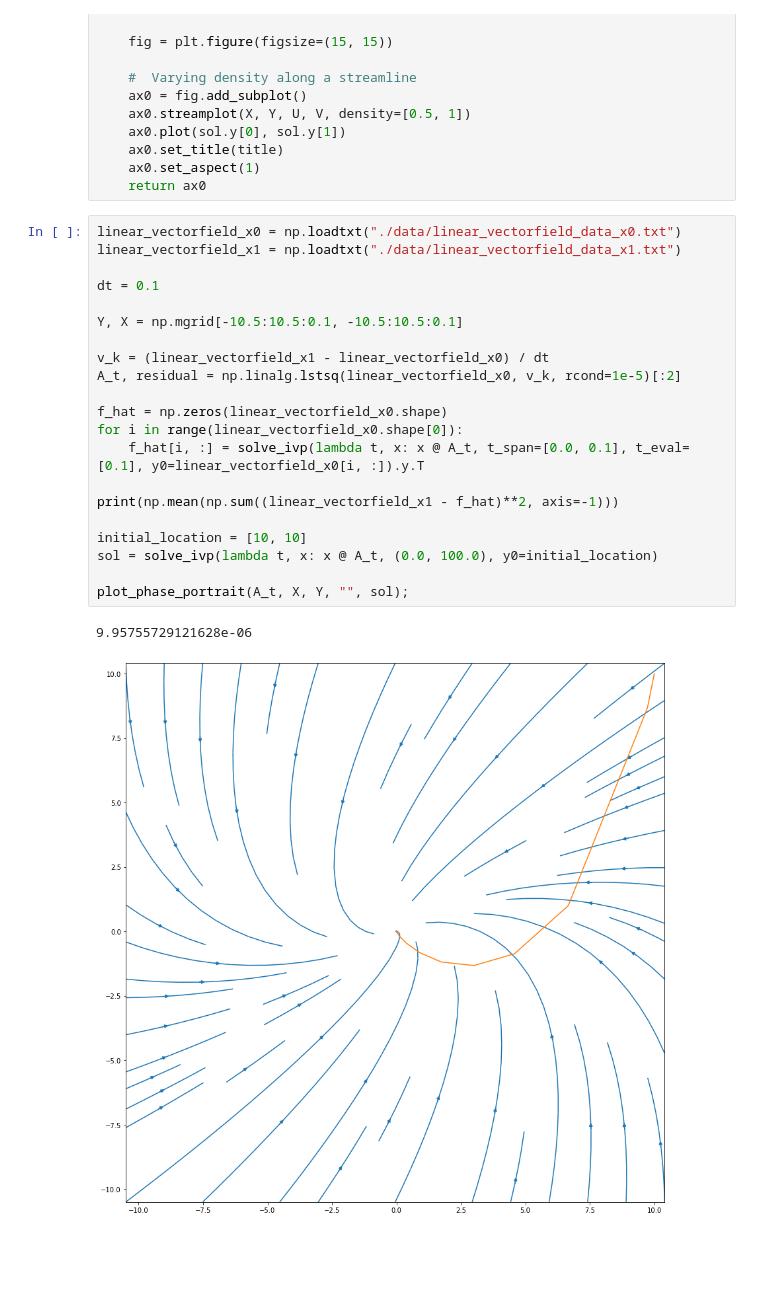
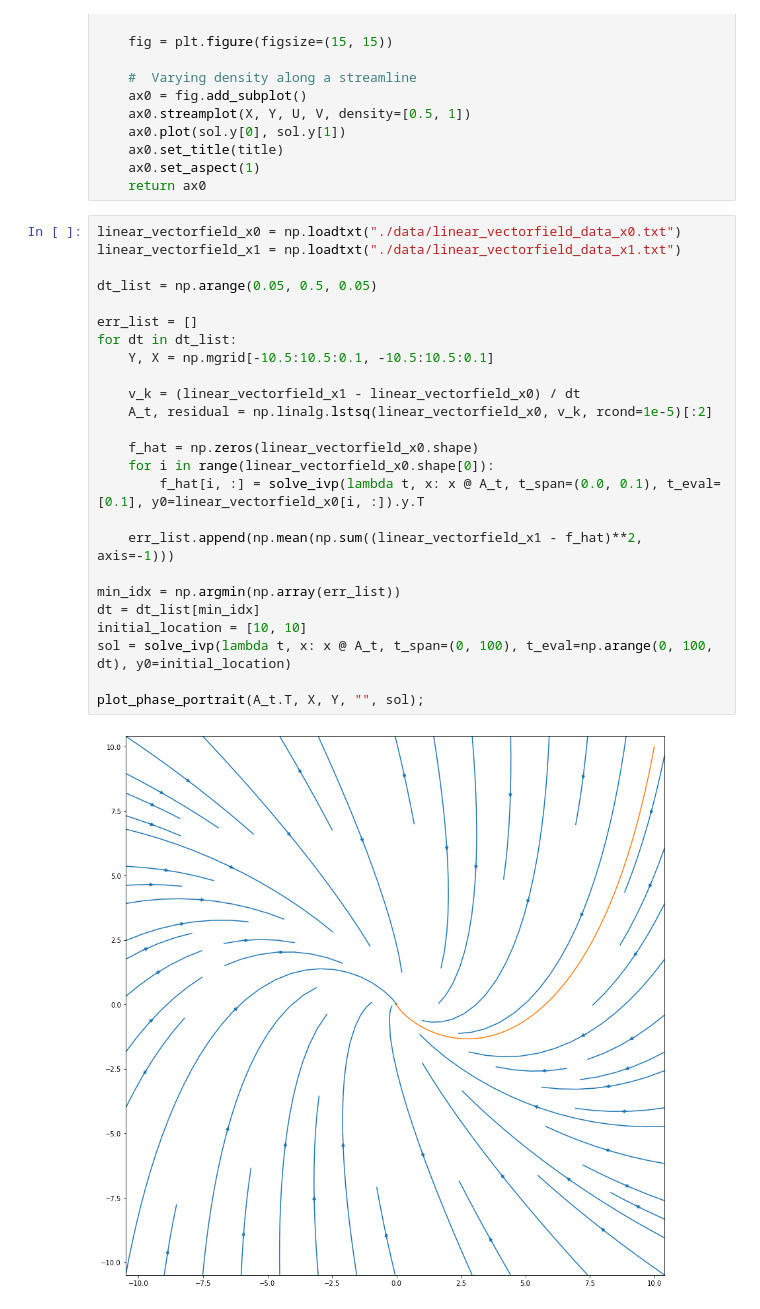
Before and after one commit to mlcms-SS22-Group-A/mlcms-SS22-Group-A, a Jupyter notebook: task_2.ipynb, the cells around one changed output. Cells and saved outputs as stored; diff of their text form; blank space fills up the shorter version.

```diff
--- a/task_2.ipynb
+++ b/task_2.ipynb
@@ -32,24 +32,27 @@ def plot_phase_portrait(A, X, Y, title, sol):
 # %%
 linear_vectorfield_x0 = np.loadtxt("./data/linear_vectorfield_data_x0.txt")
 linear_vectorfield_x1 = np.loadtxt("./data/linear_vectorfield_data_x1.txt")
 
-dt = 0.1
+dt_list = np.arange(0.05, 0.5, 0.05)
 
-Y, X = np.mgrid[-10.5:10.5:0.1, -10.5:10.5:0.1]
+err_list = []
+for dt in dt_list:
+    Y, X = np.mgrid[-10.5:10.5:0.1, -10.5:10.5:0.1]
 
-v_k = (linear_vectorfield_x1 - linear_vectorfield_x0) / dt
-A_t, residual = np.linalg.lstsq(linear_vectorfield_x0, v_k, rcond=1e-5)[:2]
+    v_k = (linear_vectorfield_x1 - linear_vectorfield_x0) / dt
+    A_t, residual = np.linalg.lstsq(linear_vectorfield_x0, v_k, rcond=1e-5)[:2]
 
-f_hat = np.zeros(linear_vectorfield_x0.shape)
-for i in range(linear_vectorfield_x0.shape[0]):
-    f_hat[i, :] = solve_ivp(lambda t, x: x @ A_t, t_span=[0.0, 0.1], t_eval=[0.1], y0=linear_vectorfield_x0[i, :]).y.T
+    f_hat = np.zeros(linear_vectorfield_x0.shape)
+    for i in range(linear_vectorfield_x0.shape[0]):
+        f_hat[i, :] = solve_ivp(lambda t, x: x @ A_t, t_span=(0.0, 0.1), t_eval=[0.1], y0=linear_vectorfield_x0[i, :]).y.T
 
-print(np.mean(np.sum((linear_vectorfield_x1 - f_hat)**2, axis=-1)))
+    err_list.append(np.mean(np.sum((linear_vectorfield_x1 - f_hat)**2, axis=-1)))
 
+min_idx = np.argmin(np.array(err_list))
+dt = dt_list[min_idx]
 initial_location = [10, 10]
-sol = solve_ivp(lambda t, x: x @ A_t, (0.0, 100.0), y0=initial_location)
+sol = solve_ivp(lambda t, x: x @ A_t, t_span=(0, 100), t_eval=np.arange(0, 100, dt), y0=initial_location)
 
-plot_phase_portrait(A_t, X, Y, "", sol);
+plot_phase_portrait(A_t.T, X, Y, "", sol);
 # %% [output]
-9.95755729121628e-06
-[figure, old version]
+[figure, new version]
```
Also changed, not shown: 7 other files.
